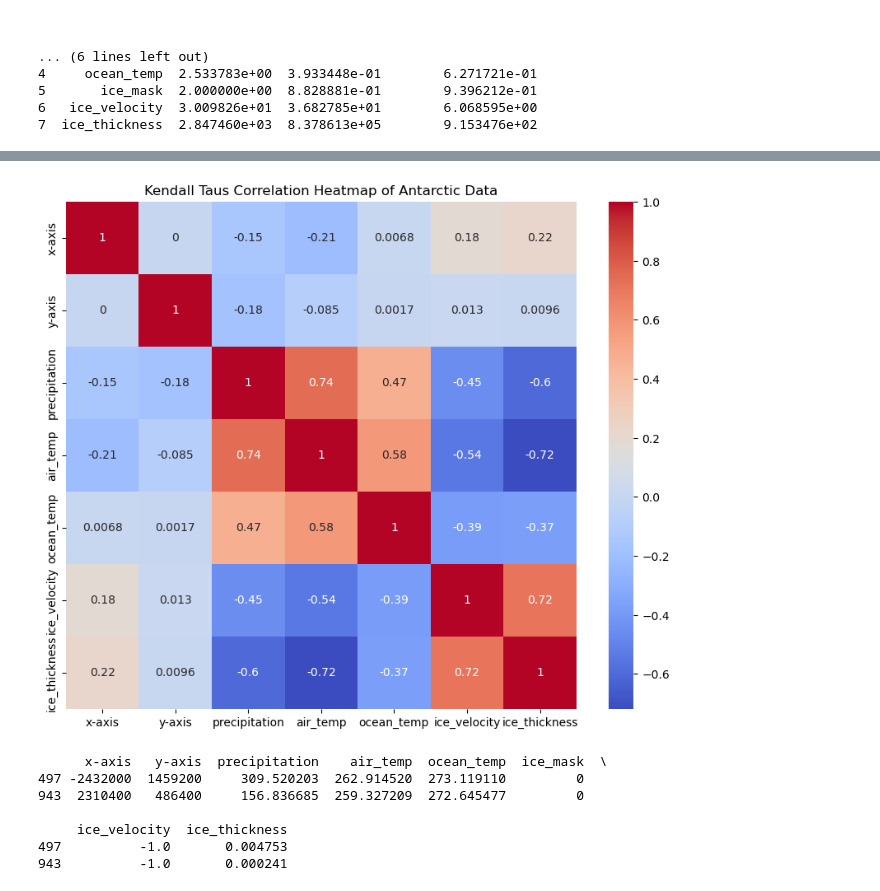
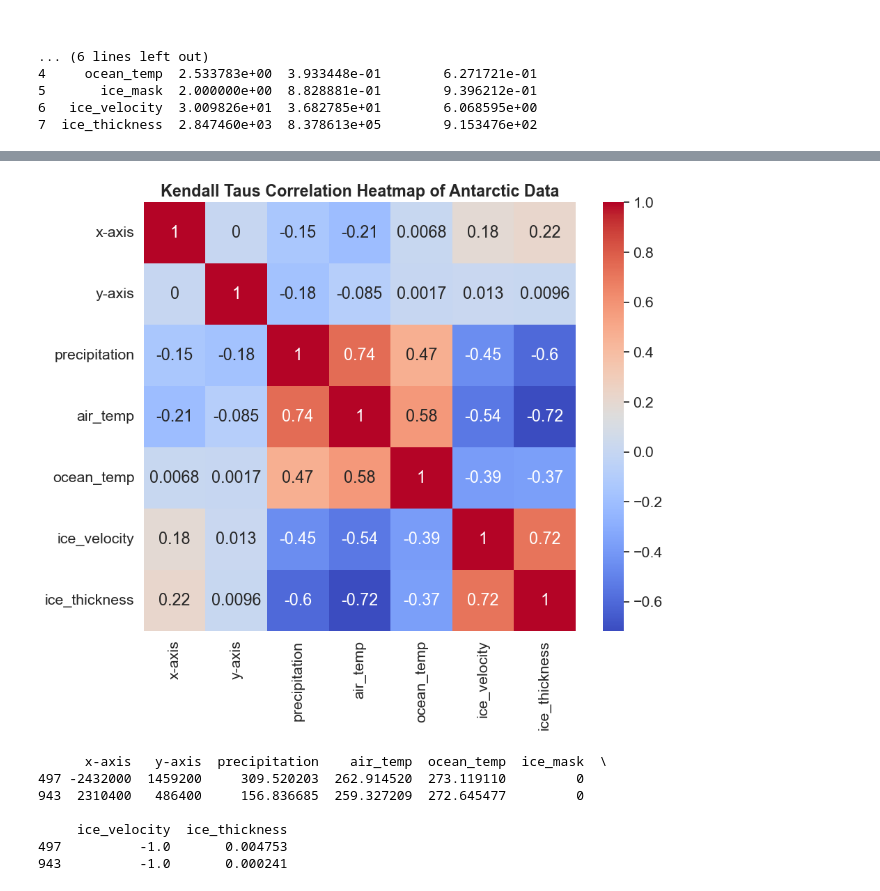
Before and after one commit to serafinaslevin/GP_Research, a Jupyter notebook: week 8/EDA on new data .ipynb, the cells around one changed output, grey strips where cells are left out. Cells and saved outputs as stored; diff of their text form; code cells hidden in the pictures.

```diff
--- a/week 8/EDA on new data .ipynb
+++ b/week 8/EDA on new data .ipynb
@@ -216,7 +216,8 @@ corr_matrix = continuous_df.corr(method = 'spearman')
 
 # Create a heatmap
 plt.figure(figsize=(10, 8))
+sns.set(font_scale=1.4)
 sns.heatmap(corr_matrix, annot=True, cmap='coolwarm')
-plt.title('Spearmans Correlation Heatmap of Antarctic Data')
+plt.title('Spearmans Correlation Heatmap of Antarctic Data', fontweight='bold')
 plt.show()
 # %% [output]
@@ -224,18 +225,19 @@ plt.show()
 # %%
 ## CORRELATION HEATMAP -> Kendall Taus
 
 continuous_df = full_df.drop(columns=['ice_mask'], inplace = False)  # Drop the categorical column
 
 # Calculate the correlation matrix -> use method = 'spearman', or method = "kendall"
 corr_matrix = continuous_df.corr(method = 'kendall')
 
 # Create a heatmap
 plt.figure(figsize=(10, 8))
+sns.set(font_scale=1.4)
 sns.heatmap(corr_matrix, annot=True, cmap='coolwarm')
-plt.title('Kendall Taus Correlation Heatmap of Antarctic Data')
+plt.title('Kendall Taus Correlation Heatmap of Antarctic Data', fontweight = 'bold')
 plt.show()
 # %% [output]
-[figure, old version]
+[figure, new version]
 # %%
 #separating out outliers in the ice mask variable
 
```
Also changed, not shown: parts of 1 cell of this notebook, 20 other files.
